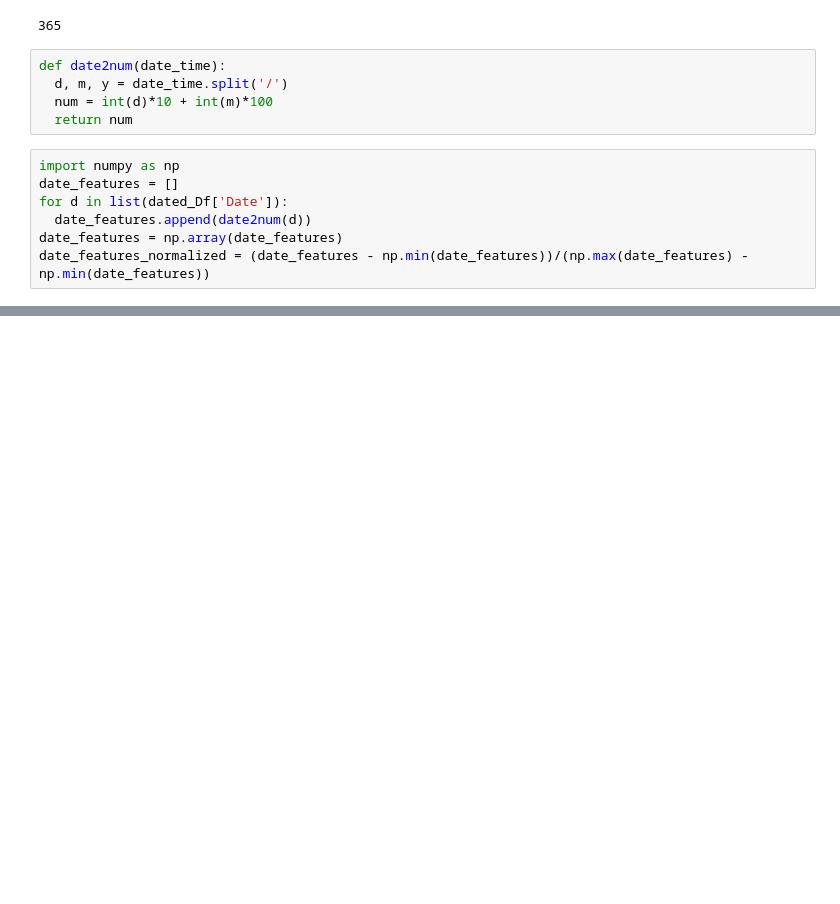
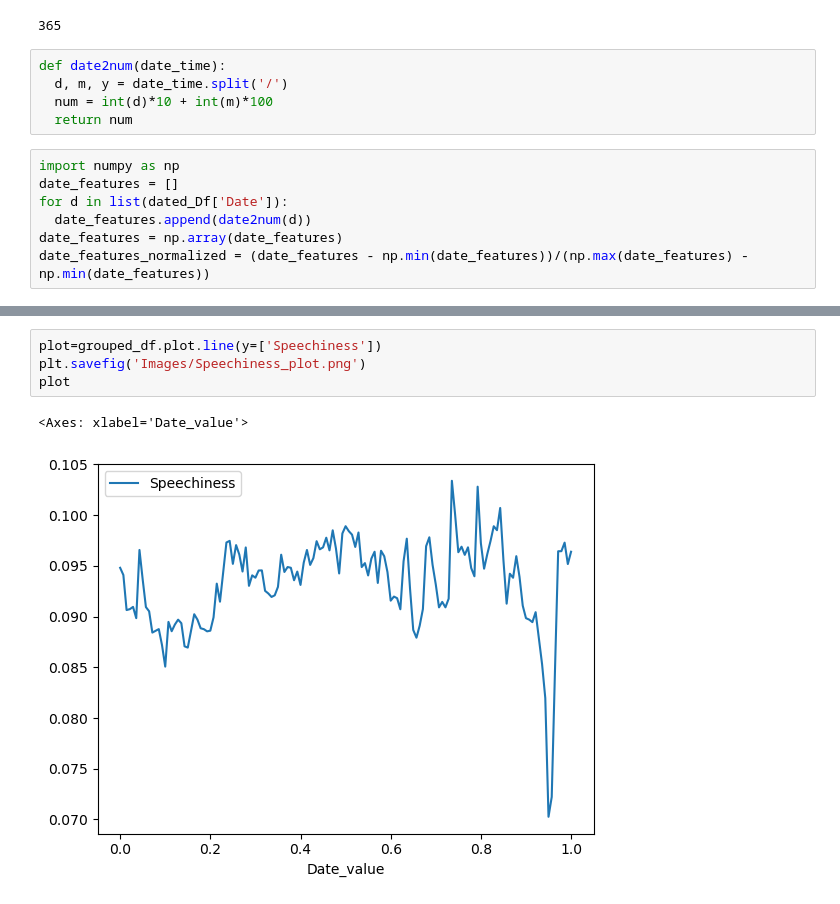
Before and after one commit to TexasBearfan/Project_4_Machine_Learning_Spotify_Group_4, a Jupyter notebook: main.ipynb, the cells around one changed output, grey strips where cells are left out. Drawn from its saved outputs; the diff is of its cells as text; blank space fills up the shorter version.

```diff
--- a/main.ipynb
+++ b/main.ipynb
@@ -199,0 +222,7 @@ grouped_df.plot.line(x='Date_value',y='Danceability')
+# %%
+plot=grouped_df.plot.line(y=['Speechiness'])
+plt.savefig('Images/Speechiness_plot.png')
+plot
+# %% [output]
+<Axes: xlabel='Date_value'>
+[figure, added]
```
Also changed, not shown: parts of 11 cells of this notebook, 9 other files.
